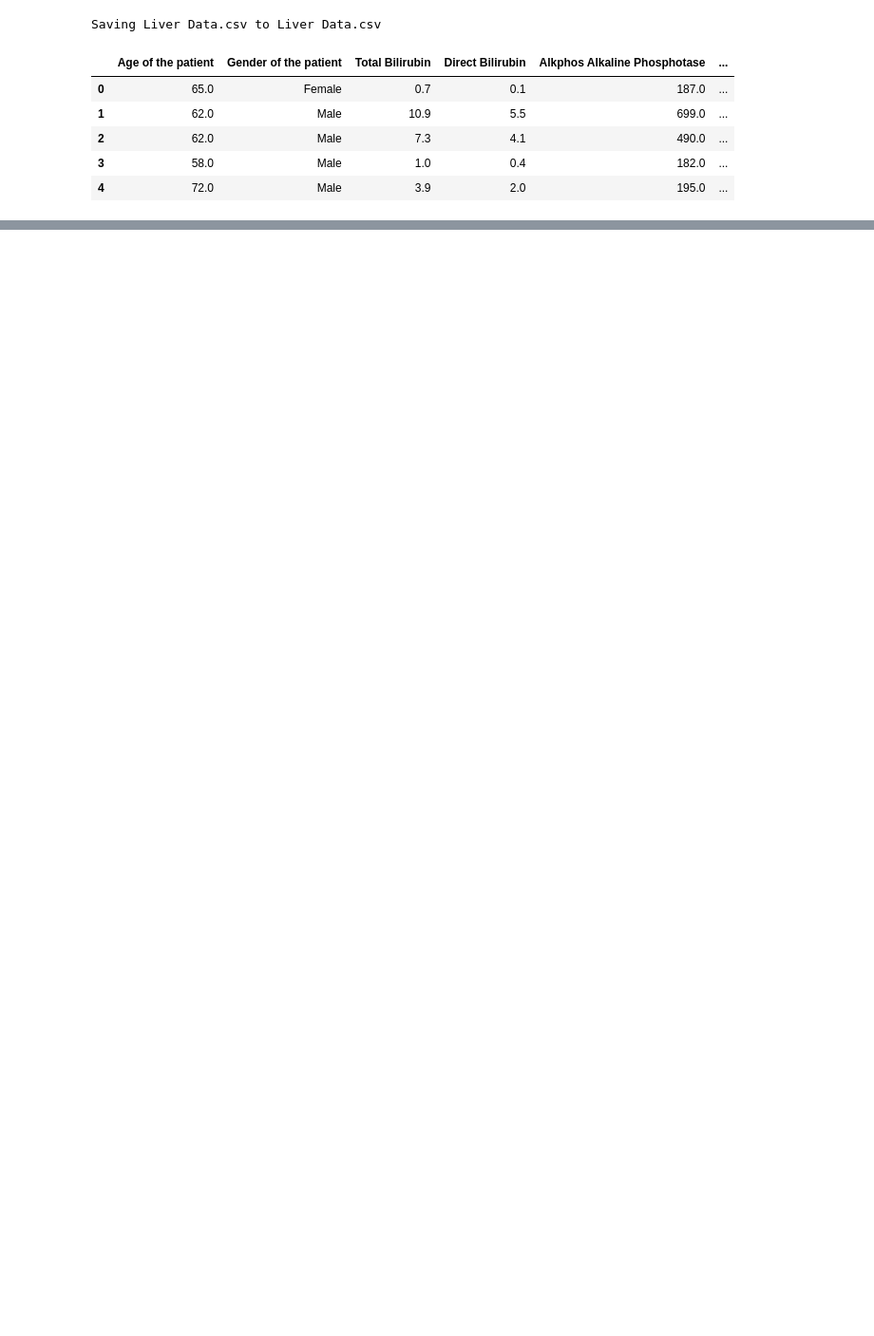
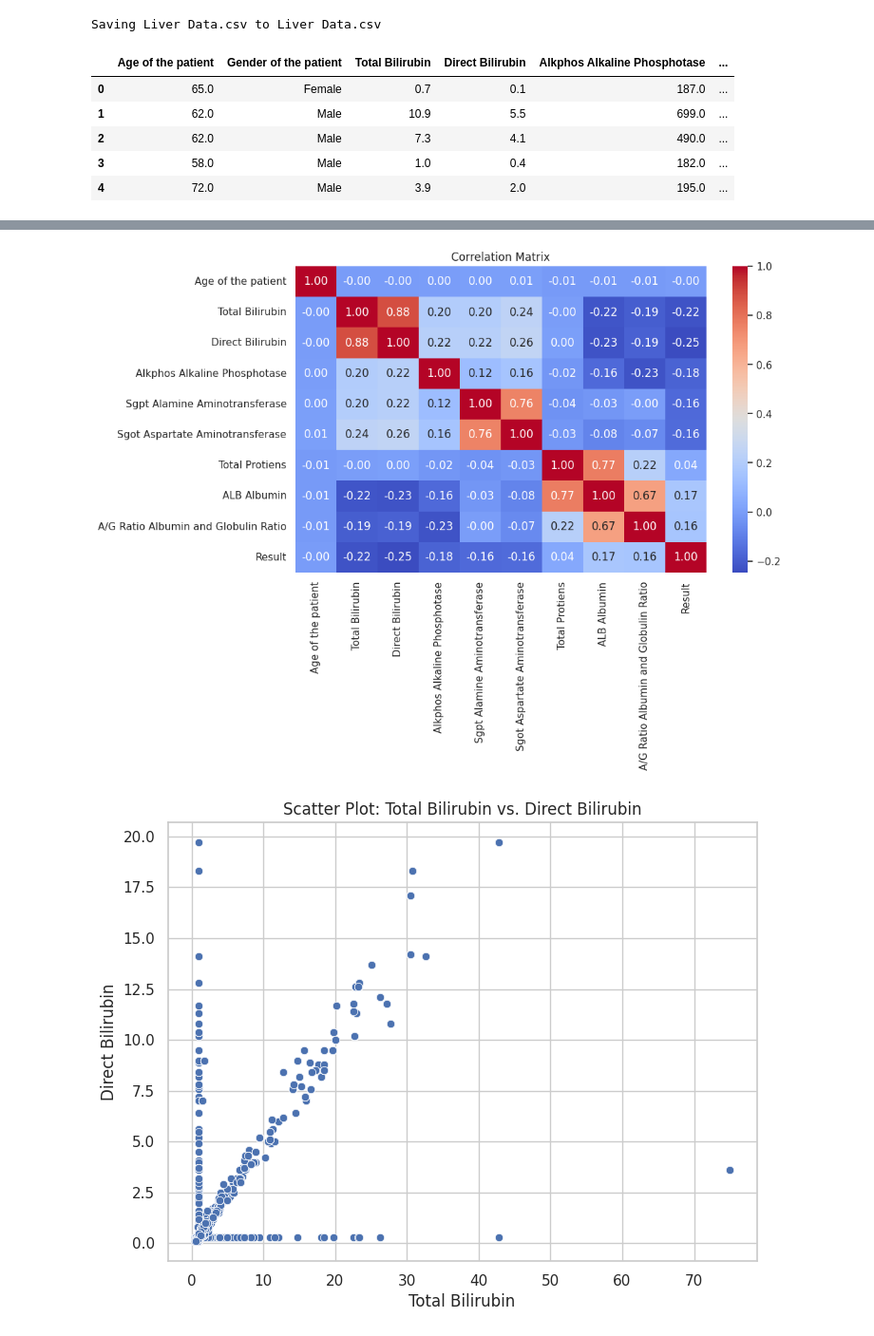
Before and after one commit to MadhuRuhdaM/EDA-assignment-21BDS0283, a Jupyter notebook: Untitled0.ipynb, the cells around one changed output, grey strips where cells are left out. Shown at 95% size. Saved outputs shown, nothing was run; the diff lists cells and outputs as text; code cells hidden in the pictures; blank space fills up the shorter version.

```diff
--- a/Untitled0.ipynb
+++ b/Untitled0.ipynb
@@ -21,0 +219,40 @@ data.head()
+# %%
+import seaborn as sns
+import matplotlib.pyplot as plt
+
+# Calculate correlation matrix only for numerical columns
+numerical_data = data.select_dtypes(include=['float64', 'int64'])  # Select only numerical columns
+correlation_matrix = numerical_data.corr()
+
+# Plot the correlation matrix
+plt.figure(figsize=(10, 6))
+sns.heatmap(correlation_matrix, annot=True, cmap='coolwarm', fmt='.2f')
+plt.title('Correlation Matrix')
+plt.show()
+
+# Scatter Plot between 'Total Bilirubin' and 'Direct Bilirubin'
+plt.figure(figsize=(8, 6))
+sns.scatterplot(x='Total Bilirubin', y='Direct Bilirubin', data=data)
+plt.title('Scatter Plot: Total Bilirubin vs. Direct Bilirubin')
+plt.xlabel('Total Bilirubin')
+plt.ylabel('Direct Bilirubin')
+plt.show()
+
+# Boxplot of 'Total Bilirubin' by 'Gender of the patient'
+plt.figure(figsize=(8, 6))
+sns.boxplot(x='Gender of the patient', y='Total Bilirubin', data=data)
+plt.title('Boxplot: Total Bilirubin by Gender')
+plt.xlabel('Gender of the Patient')
+plt.ylabel('Total Bilirubin')
+plt.show()
+
+# Boxplot of 'Sgpt Alamine Aminotransferase' by 'Result'
+plt.figure(figsize=(8, 6))
+sns.boxplot(x='Result', y='Sgpt Alamine Aminotransferase', data=data)
+plt.title('Boxplot: Sgpt Alamine Aminotransferase by Result')
+plt.xlabel('Result')
+plt.ylabel('Sgpt Alamine Aminotransferase')
+plt.show()
+# %% [output]
+[figure, added]
+[figure, added]
```
Also changed, not shown: parts of 18 cells of this notebook.
